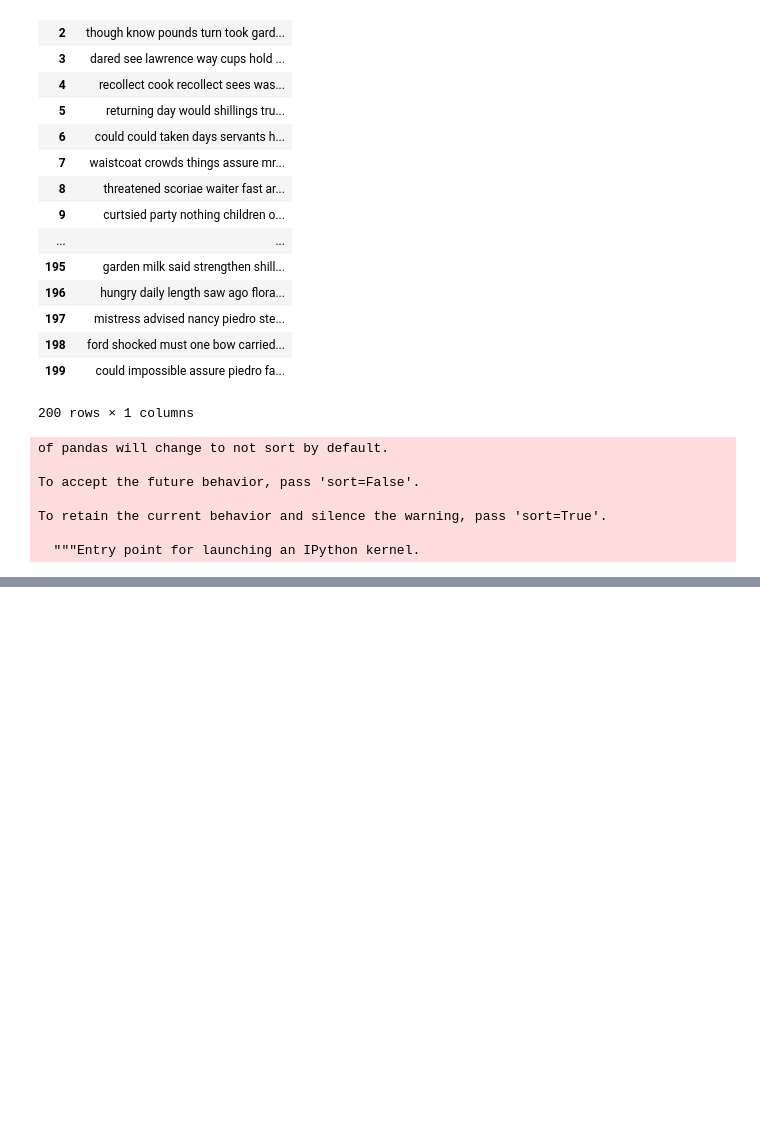
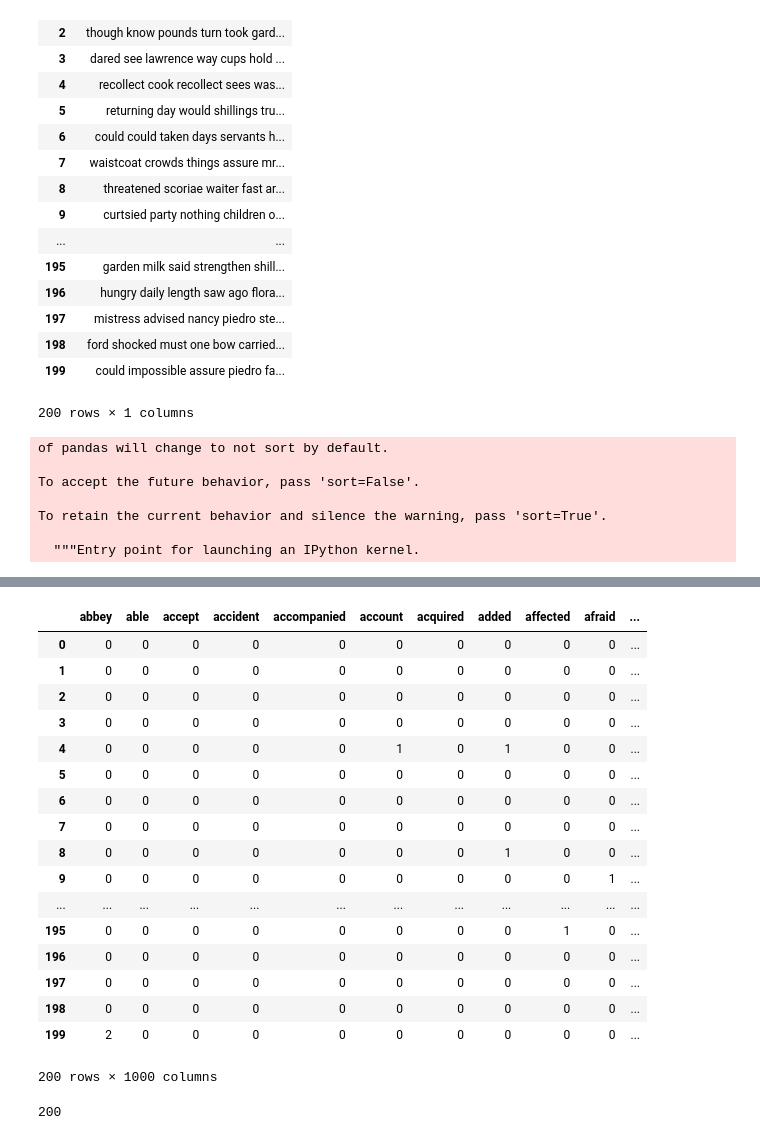
Before and after one commit to rashinagpal/NLP-Guttenberg-Classification, a Jupyter notebook: Classification.ipynb, the cells around one changed output, grey strips where cells are left out. Drawn from its saved outputs; the diff is of its cells as text; code cells hidden in the pictures; blank space fills up the shorter version.

```diff
--- a/Classification.ipynb
+++ b/Classification.ipynb
@@ -250 +250,31 @@ result
 200 rows × 3 columns
+# %%
+    from sklearn.feature_extraction.text import CountVectorizer
+matrix = CountVectorizer(max_features=1000)
+X = matrix.fit_transform(result['Sample']).todense()
+X= pd.DataFrame(X, columns= matrix.get_feature_names())
+# %%
+X
+# %% [output]
+|  | abbey | able | accept | accident | accompanied | account | acquired | added | affected | afraid | ... |
+| 0 | 0 | 0 | 0 | 0 | 0 | 0 | 0 | 0 | 0 | 0 | ... |
+| 1 | 0 | 0 | 0 | 0 | 0 | 0 | 0 | 0 | 0 | 0 | ... |
+| 2 | 0 | 0 | 0 | 0 | 0 | 0 | 0 | 0 | 0 | 0 | ... |
+| 3 | 0 | 0 | 0 | 0 | 0 | 0 | 0 | 0 | 0 | 0 | ... |
+| 4 | 0 | 0 | 0 | 0 | 0 | 1 | 0 | 1 | 0 | 0 | ... |
+| 5 | 0 | 0 | 0 | 0 | 0 | 0 | 0 | 0 | 0 | 0 | ... |
+| 6 | 0 | 0 | 0 | 0 | 0 | 0 | 0 | 0 | 0 | 0 | ... |
+| 7 | 0 | 0 | 0 | 0 | 0 | 0 | 0 | 0 | 0 | 0 | ... |
+| 8 | 0 | 0 | 0 | 0 | 0 | 0 | 0 | 1 | 0 | 0 | ... |
+| 9 | 0 | 0 | 0 | 0 | 0 | 0 | 0 | 0 | 0 | 1 | ... |
+| ... | ... | ... | ... | ... | ... | ... | ... | ... | ... | ... | ... |
+| 195 | 0 | 0 | 0 | 0 | 0 | 0 | 0 | 0 | 1 | 0 | ... |
+| 196 | 0 | 0 | 0 | 0 | 0 | 0 | 0 | 0 | 0 | 0 | ... |
+| 197 | 0 | 0 | 0 | 0 | 0 | 0 | 0 | 0 | 0 | 0 | ... |
+| 198 | 0 | 0 | 0 | 0 | 0 | 0 | 0 | 0 | 0 | 0 | ... |
+| 199 | 2 | 0 | 0 | 0 | 0 | 0 | 0 | 0 | 0 | 0 | ... |
+200 rows × 1000 columns
+# %%
+len(X)
+# %% [output]
+200
```
Also changed, not shown: parts of 3 cells of this notebook.
